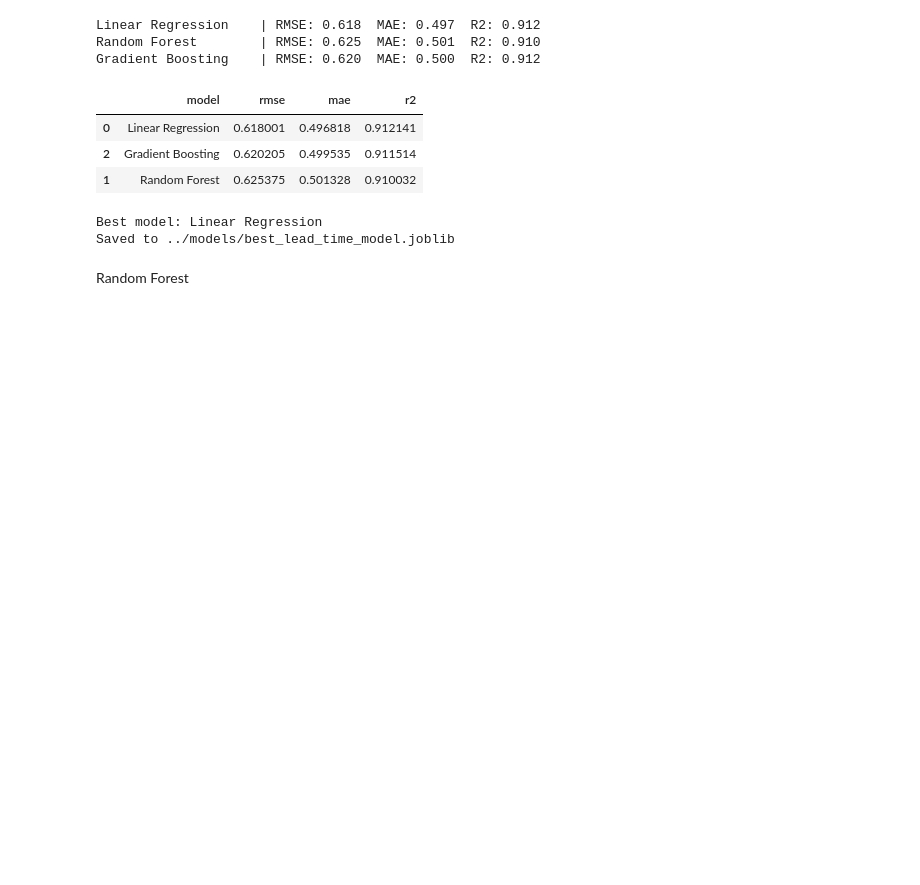
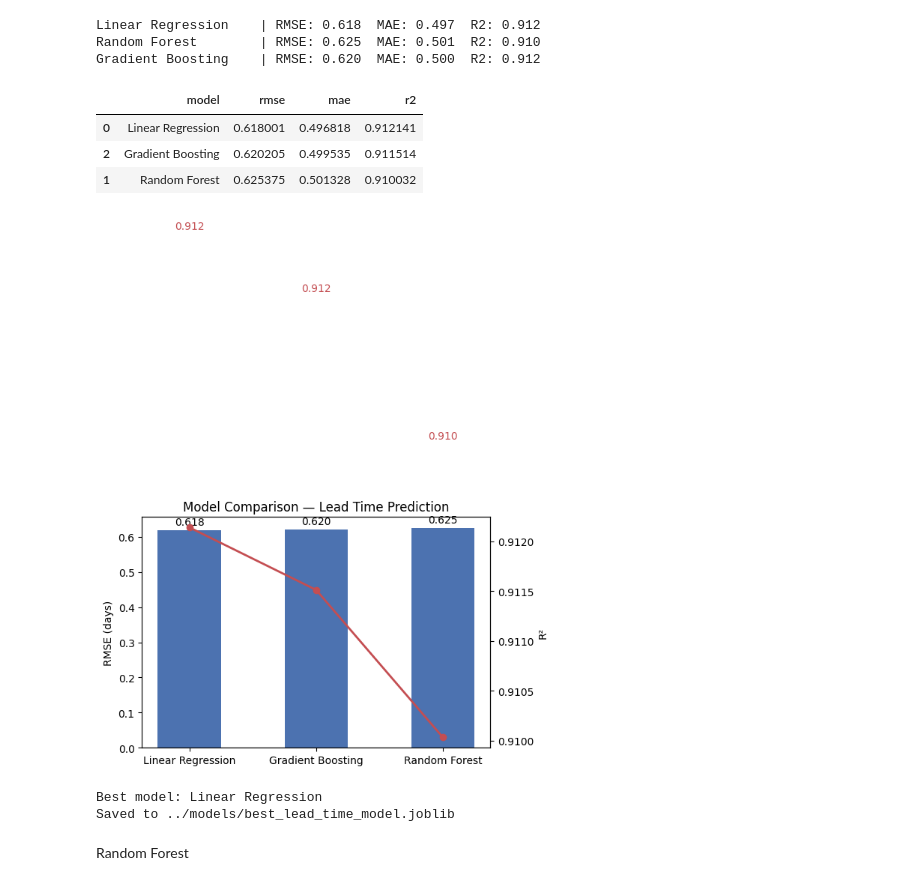
Before and after one commit to sujoy-giri/nessau_candy, a Jupyter notebook: src/model.ipynb, the cells around one changed output. Cells and saved outputs as stored; diff of their text form; code cells hidden in the pictures; blank space fills up the shorter version.

```diff
--- a/src/model.ipynb
+++ b/src/model.ipynb
@@ -96,6 +96,31 @@ results_df
 | 0 | Linear Regression | 0.618001 | 0.496818 | 0.912141 |
 | 2 | Gradient Boosting | 0.620205 | 0.499535 | 0.911514 |
 | 1 | Random Forest | 0.625375 | 0.501328 | 0.910032 |
+# %%
+import matplotlib.pyplot as plt
+import numpy as np
+
+fig, ax1 = plt.subplots(figsize=(6, 4))
+x = np.arange(len(results_df))
+ax1.bar(x, results_df["rmse"], color="#4C72B0", width=0.5)
+ax1.set_ylabel("RMSE (days)")
+ax1.set_xticks(x)
+ax1.set_xticklabels(results_df["model"])
+for i, v in enumerate(results_df["rmse"]):
+    ax1.text(i, v + 0.015, f"{v:.3f}", ha="center", fontsize=10)
+
+ax2 = ax1.twinx()
+ax2.plot(x, results_df["r2"], color="#C44E52", marker="o", linewidth=2)
+ax2.set_ylabel("R²")
+for i, v in enumerate(results_df["r2"]):
+    ax2.text(i, v + 0.003, f"{v:.3f}", ha="center", fontsize=10, color="#C44E52")
+
+ax1.set_title("Model Comparison — Lead Time Prediction")
+fig.tight_layout()
+plt.savefig("../outputs/fig1_model_comparison.png", dpi=150)
+plt.show()
+# %% [output]
+[figure, added]
 # %%
 best_name = results_df.iloc[0]["model"]
 best_pipeline = fitted_pipelines[best_name]
```
Also changed, not shown: 3 other files.
